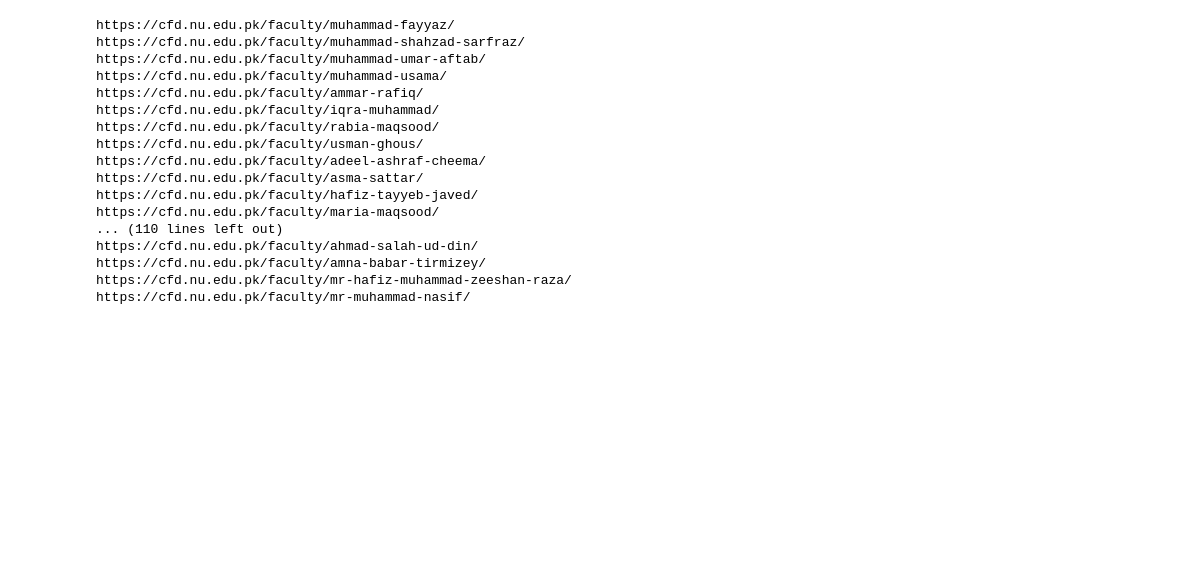
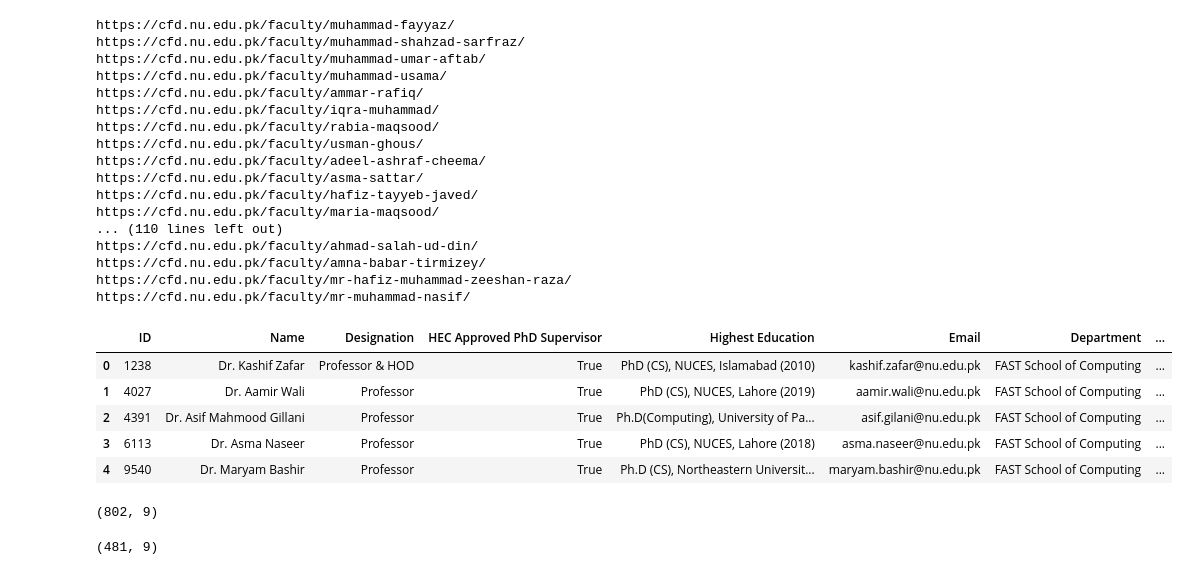
Before and after one commit to TayyabAnees/fast_faculty_web_scrapper, a Jupyter notebook: faculty_webscarpper.ipynb, the cells around one changed output. Cells and saved outputs as stored; diff of their text form; code cells hidden in the pictures; blank space fills up the shorter version.

```diff
--- a/faculty_webscarpper.ipynb
+++ b/faculty_webscarpper.ipynb
@@ -413,0 +496,17 @@ save_csv(df,'isb.csv')
+# %%
+#Step 2
+csv_files = ["faculty_datasets/lhr.csv", "faculty_datasets/isb.csv", "faculty_datasets/khi.csv", "faculty_datasets/cfd.csv", "faculty_datasets/pwr.csv"]
+df = pd.concat([pd.read_csv(file) for file in csv_files], ignore_index=True)
+df.to_csv("fast_faculty.csv", index=False)
+df.head()
+# %% [output]
+|  | ID | Name | Designation | HEC Approved PhD Supervisor | Highest Education | Email | Department | ... |
+| 0 | 1238 | Dr. Kashif Zafar | Professor & HOD | True | PhD (CS), NUCES, Islamabad (2010) | kashif.zafar@nu.edu.pk | FAST School of Computing | ... |
+| 1 | 4027 | Dr. Aamir Wali | Professor | True | PhD (CS), NUCES, Lahore (2019) | aamir.wali@nu.edu.pk | FAST School of Computing | ... |
+| 2 | 4391 | Dr. Asif Mahmood Gillani | Professor | True | Ph.D(Computing), University of Pa... | asif.gilani@nu.edu.pk | FAST School of Computing | ... |
+| 3 | 6113 | Dr. Asma Naseer | Professor | True | PhD (CS), NUCES, Lahore (2018) | asma.naseer@nu.edu.pk | FAST School of Computing | ... |
+| 4 | 9540 | Dr. Maryam Bashir | Professor | True | Ph.D (CS), Northeastern Universit... | maryam.bashir@nu.edu.pk | FAST School of Computing | ... |
+# %%
+df.shape
+# %% [output]
+(802, 9)
@@ -413,0 +519,4 @@ save_csv(df,'isb.csv')
+# %%
+sample_.shape
+# %% [output]
+(481, 9)
```
Also changed, not shown: parts of 4 cells of this notebook, 8 other files.
